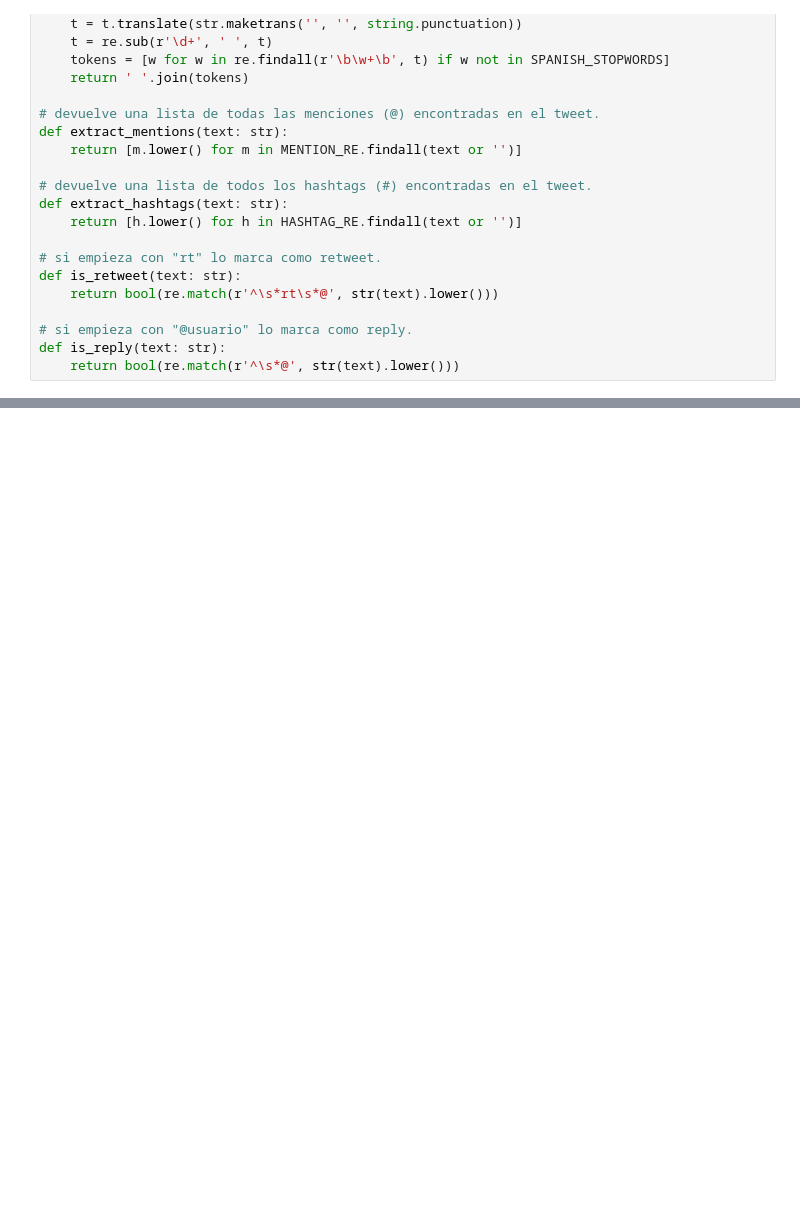
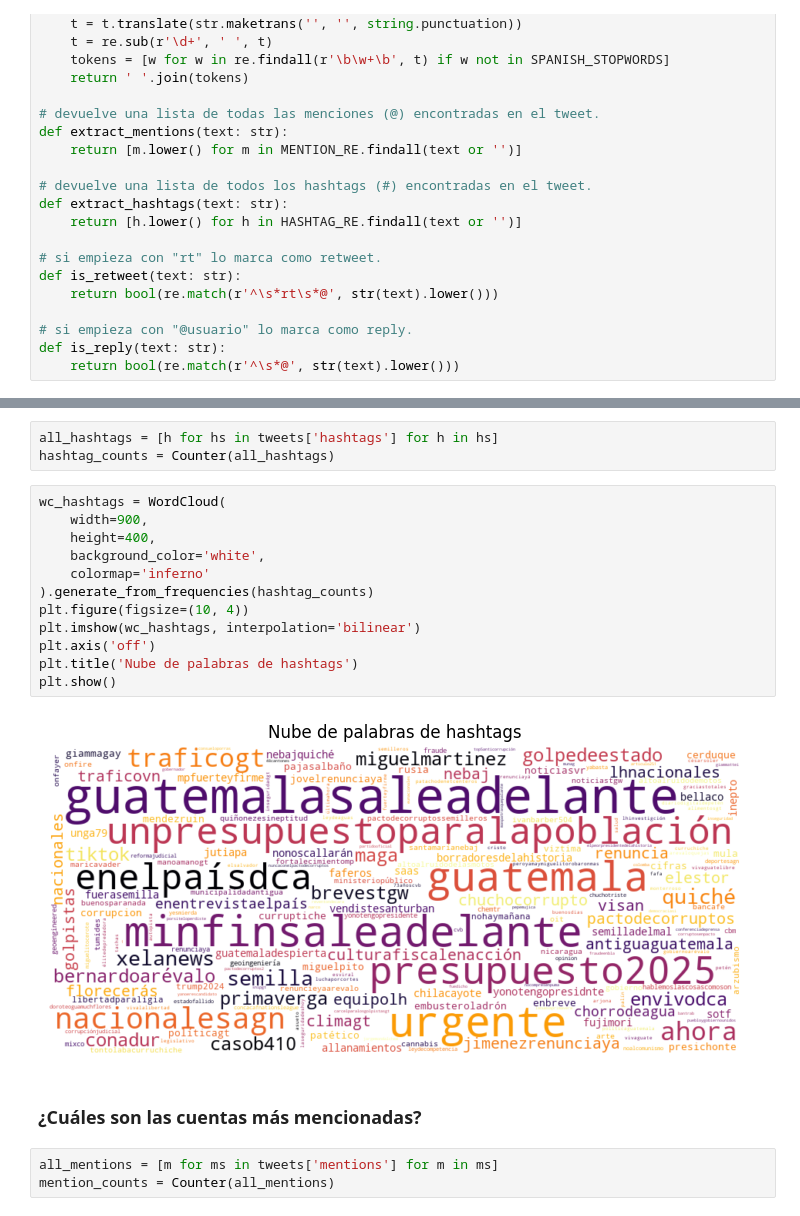
Before and after one commit to ArielaMishaanCohen/11-Lab-6-An-lisis-Redes-Sociales, a Jupyter notebook: lab6.ipynb, the cells around one changed output, grey strips where cells are left out. Saved outputs shown, nothing was run; the diff lists cells and outputs as text; blank space fills up the shorter version.

```diff
--- a/lab6.ipynb
+++ b/lab6.ipynb
@@ -205,0 +292,22 @@ display(tweets.head())
+# %%
+all_hashtags = [h for hs in tweets['hashtags'] for h in hs]
+hashtag_counts = Counter(all_hashtags)
+# %%
+wc_hashtags = WordCloud(
+    width=900,
+    height=400,
+    background_color='white',
+    colormap='inferno'
+).generate_from_frequencies(hashtag_counts)
+plt.figure(figsize=(10, 4))
+plt.imshow(wc_hashtags, interpolation='bilinear')
+plt.axis('off')
+plt.title('Nube de palabras de hashtags')
+plt.show()
+# %% [output]
+[figure, added]
+# %% [markdown]
+### ¿Cuáles son las cuentas más mencionadas?
+# %%
+all_mentions = [m for ms in tweets['mentions'] for m in ms]
+mention_counts = Counter(all_mentions)
```
Also changed, not shown: parts of 33 cells of this notebook, 5 other files.
